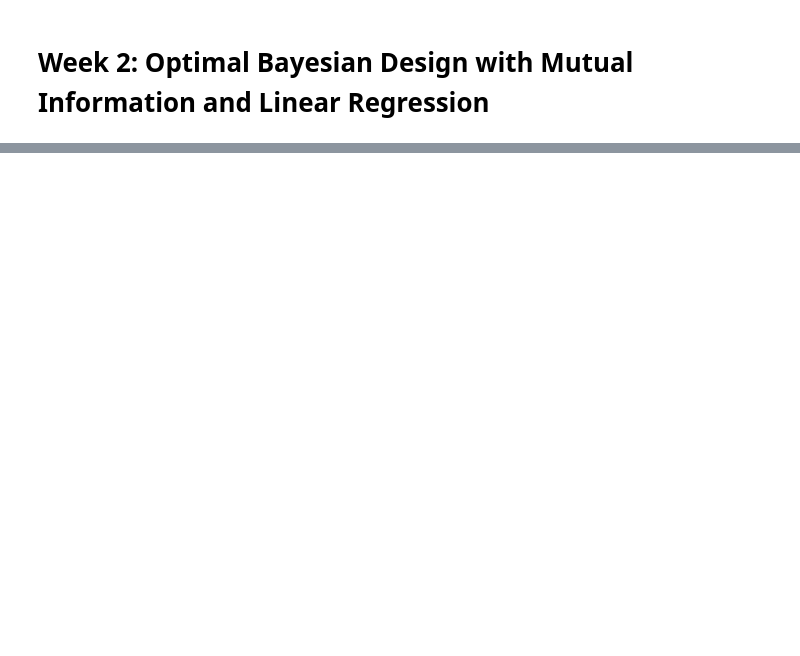
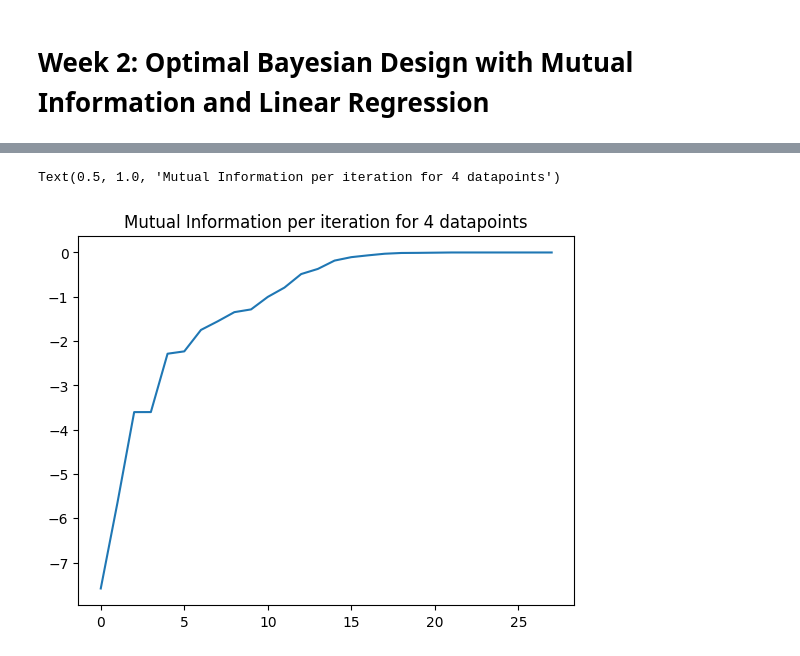
Before and after one commit to Snailed/bayesian-optimal-design-pocs, a Jupyter notebook: python/Notebook, Week 2.ipynb, the cells around one changed output, grey strips where cells are left out. Saved outputs shown, nothing was run; the diff lists cells and outputs as text; code cells hidden in the pictures; blank space fills up the shorter version.

```diff
--- a/python/Notebook, Week 2.ipynb
+++ b/python/Notebook, Week 2.ipynb
@@ -61,0 +83,7 @@ plt.show()
+# %%
+res = get_optimal_design(np.array([[1.2, 2.2], [3.3, 3.2], [2.5, 5.5], [9.5, -2.5]]))
+plt.plot(range(len(res.allvecs)), [mut_2(d, prior) for d in res.allvecs])
+plt.title("Mutual Information per iteration for 4 datapoints")
+# %% [output]
+Text(0.5, 1.0, 'Mutual Information per iteration for 4 datapoints')
+[figure, added]
```
Also changed, not shown: parts of 4 cells of this notebook, 9 other files.
